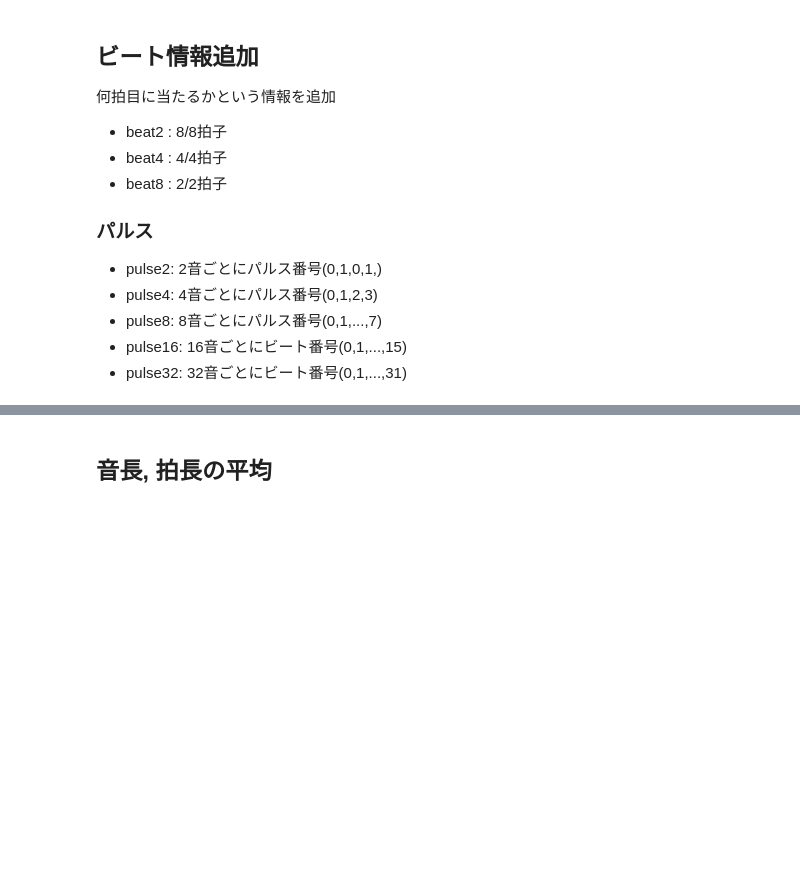
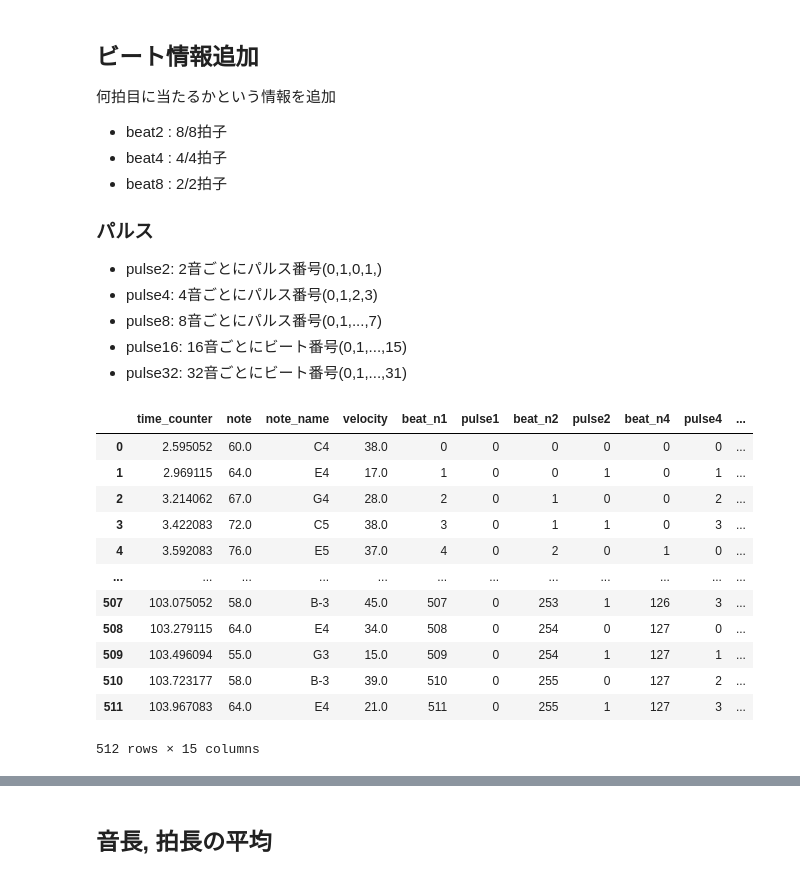
Before and after one commit to jnishii/midi-roll, a Jupyter notebook: midi_analysis.ipynb, the cells around one changed output, grey strips where cells are left out. Cells and saved outputs as stored; diff of their text form; code cells hidden in the pictures; blank space fills up the shorter version.

```diff
--- a/midi_analysis.ipynb
+++ b/midi_analysis.ipynb
@@ -112,9 +140,21 @@ display(note_on[15:20])
 # %%
-interval1=pd.DataFrame(note_on.time_counter.diff(1).shift(-1))
-interval1=interval1.rename(columns={"time_counter":"interval"})
-interval1=pd.concat([note_on,interval1], axis=1)
-interval1.index=range(len(interval1))
-display(interval1)
+interval=get_interval(note_on)
+
+interval
+# %% [output]
+|  | time_counter | note | note_name | velocity | beat_n1 | pulse1 | beat_n2 | pulse2 | beat_n4 | pulse4 | ... |
+| 0 | 2.595052 | 60.0 | C4 | 38.0 | 0 | 0 | 0 | 0 | 0 | 0 | ... |
+| 1 | 2.969115 | 64.0 | E4 | 17.0 | 1 | 0 | 0 | 1 | 0 | 1 | ... |
+| 2 | 3.214062 | 67.0 | G4 | 28.0 | 2 | 0 | 1 | 0 | 0 | 2 | ... |
+| 3 | 3.422083 | 72.0 | C5 | 38.0 | 3 | 0 | 1 | 1 | 0 | 3 | ... |
+| 4 | 3.592083 | 76.0 | E5 | 37.0 | 4 | 0 | 2 | 0 | 1 | 0 | ... |
+| ... | ... | ... | ... | ... | ... | ... | ... | ... | ... | ... | ... |
+| 507 | 103.075052 | 58.0 | B-3 | 45.0 | 507 | 0 | 253 | 1 | 126 | 3 | ... |
+| 508 | 103.279115 | 64.0 | E4 | 34.0 | 508 | 0 | 254 | 0 | 127 | 0 | ... |
+| 509 | 103.496094 | 55.0 | G3 | 15.0 | 509 | 0 | 254 | 1 | 127 | 1 | ... |
+| 510 | 103.723177 | 58.0 | B-3 | 39.0 | 510 | 0 | 255 | 0 | 127 | 2 | ... |
+| 511 | 103.967083 | 64.0 | E4 | 21.0 | 511 | 0 | 255 | 1 | 127 | 3 | ... |
+512 rows × 15 columns
 # %%
 from matplotlib import cm
 from matplotlib.colors import ListedColormap, LinearSegmentedColormap
```
Also changed, not shown: parts of 8 cells of this notebook, 5 other files.
